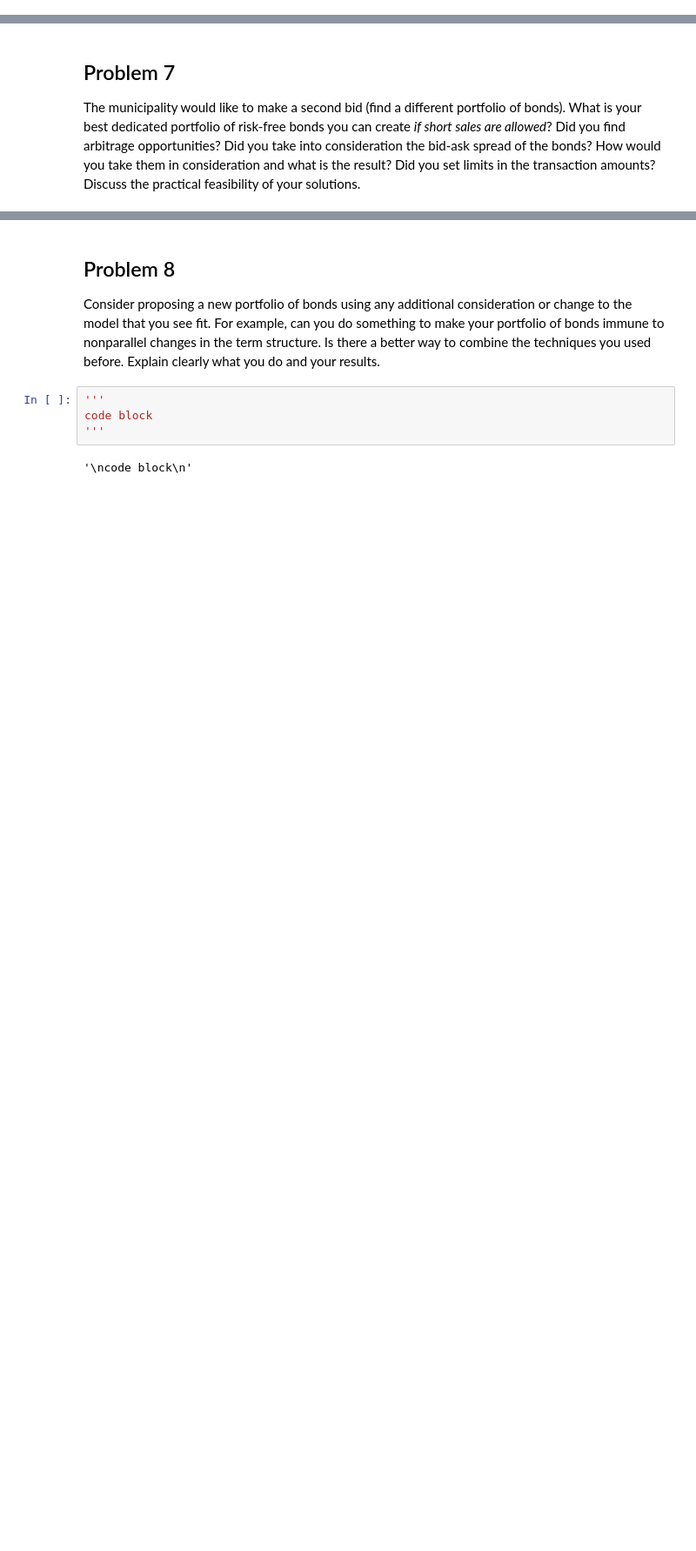
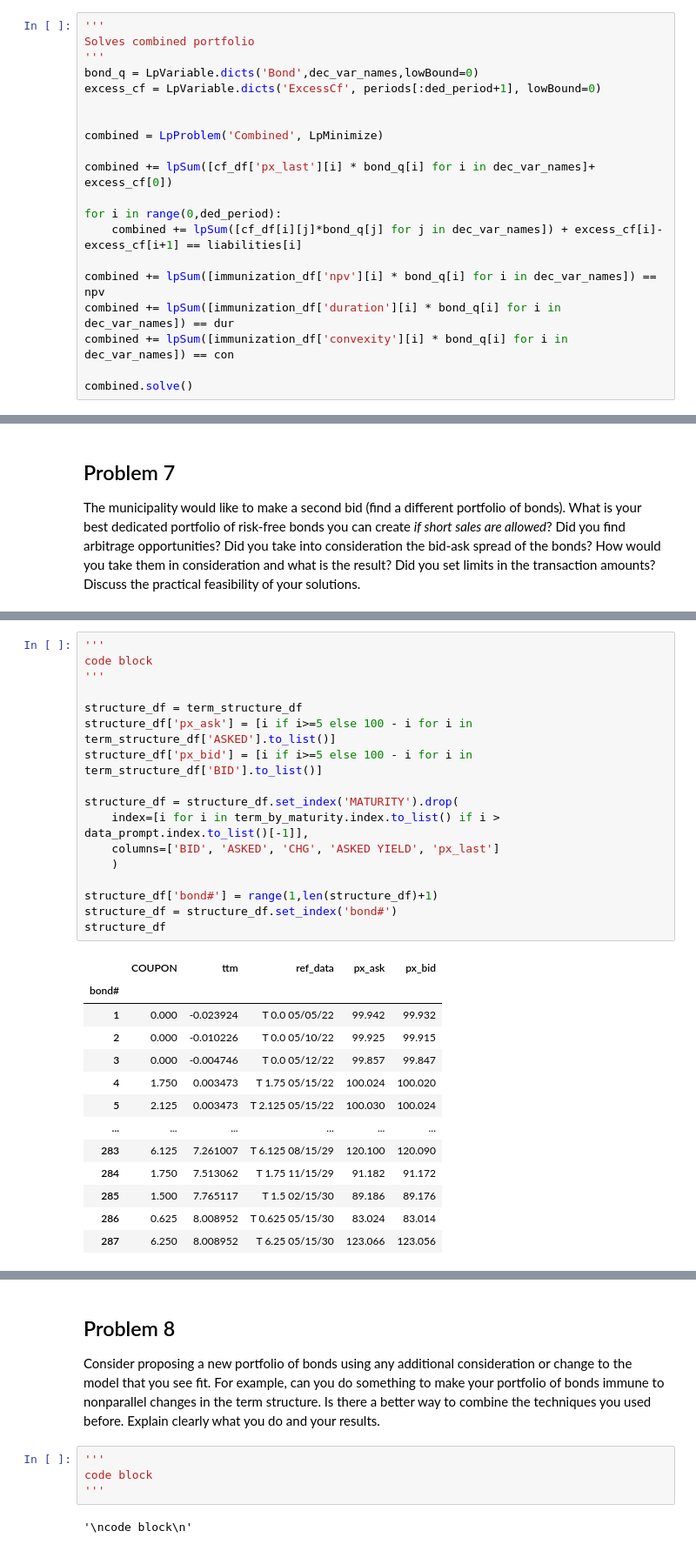
Before and after one commit to jdean53/finops_casestudy, a Jupyter notebook: bond_project.ipynb, the cells around one changed output, grey strips where cells are left out. Shown at 87% size. Drawn from its saved outputs; the diff is of its cells as text; blank space fills up the shorter version.

```diff
--- a/bond_project.ipynb
+++ b/bond_project.ipynb
@@ -638,0 +685,20 @@ code block
+# %%
+'''
+Solves combined portfolio
+'''
+bond_q = LpVariable.dicts('Bond',dec_var_names,lowBound=0)
+excess_cf = LpVariable.dicts('ExcessCf', periods[:ded_period+1], lowBound=0)
+
+
+combined = LpProblem('Combined', LpMinimize)
+
+combined += lpSum([cf_df['px_last'][i] * bond_q[i] for i in dec_var_names]+ excess_cf[0])
+
+for i in range(0,ded_period):
+    combined += lpSum([cf_df[i][j]*bond_q[j] for j in dec_var_names]) + excess_cf[i]- excess_cf[i+1] == liabilities[i]
+
+combined += lpSum([immunization_df['npv'][i] * bond_q[i] for i in dec_var_names]) == npv
+combined += lpSum([immunization_df['duration'][i] * bond_q[i] for i in dec_var_names]) == dur
+combined += lpSum([immunization_df['convexity'][i] * bond_q[i] for i in dec_var_names]) == con
+
+combined.solve()
@@ -648,0 +784,31 @@ code block
+# %%
+'''
+code block
+'''
+
+structure_df = term_structure_df
+structure_df['px_ask'] = [i if i>=5 else 100 - i for i in term_structure_df['ASKED'].to_list()]
+structure_df['px_bid'] = [i if i>=5 else 100 - i for i in term_structure_df['BID'].to_list()]
+
+structure_df = structure_df.set_index('MATURITY').drop(
+    index=[i for i in term_by_maturity.index.to_list() if i > data_prompt.index.to_list()[-1]],
+    columns=['BID', 'ASKED', 'CHG', 'ASKED YIELD', 'px_last']
+    )
+
+structure_df['bond#'] = range(1,len(structure_df)+1)
+structure_df = structure_df.set_index('bond#')
+structure_df
+# %% [output]
+|  | COUPON | ttm | ref_data | px_ask | px_bid |
+| bond# |  |  |  |  |  |
+| 1 | 0.000 | -0.023924 | T 0.0 05/05/22 | 99.942 | 99.932 |
+| 2 | 0.000 | -0.010226 | T 0.0 05/10/22 | 99.925 | 99.915 |
+| 3 | 0.000 | -0.004746 | T 0.0 05/12/22 | 99.857 | 99.847 |
+| 4 | 1.750 | 0.003473 | T 1.75 05/15/22 | 100.024 | 100.020 |
+| 5 | 2.125 | 0.003473 | T 2.125 05/15/22 | 100.030 | 100.024 |
+| ... | ... | ... | ... | ... | ... |
+| 283 | 6.125 | 7.261007 | T 6.125 08/15/29 | 120.100 | 120.090 |
+| 284 | 1.750 | 7.513062 | T 1.75 11/15/29 | 91.182 | 91.172 |
+| 285 | 1.500 | 7.765117 | T 1.5 02/15/30 | 89.186 | 89.176 |
+| 286 | 0.625 | 8.008952 | T 0.625 05/15/30 | 83.024 | 83.014 |
+| 287 | 6.250 | 8.008952 | T 6.25 05/15/30 | 123.066 | 123.056 |
```
Also changed, not shown: parts of 13 cells of this notebook, 1 other file.
